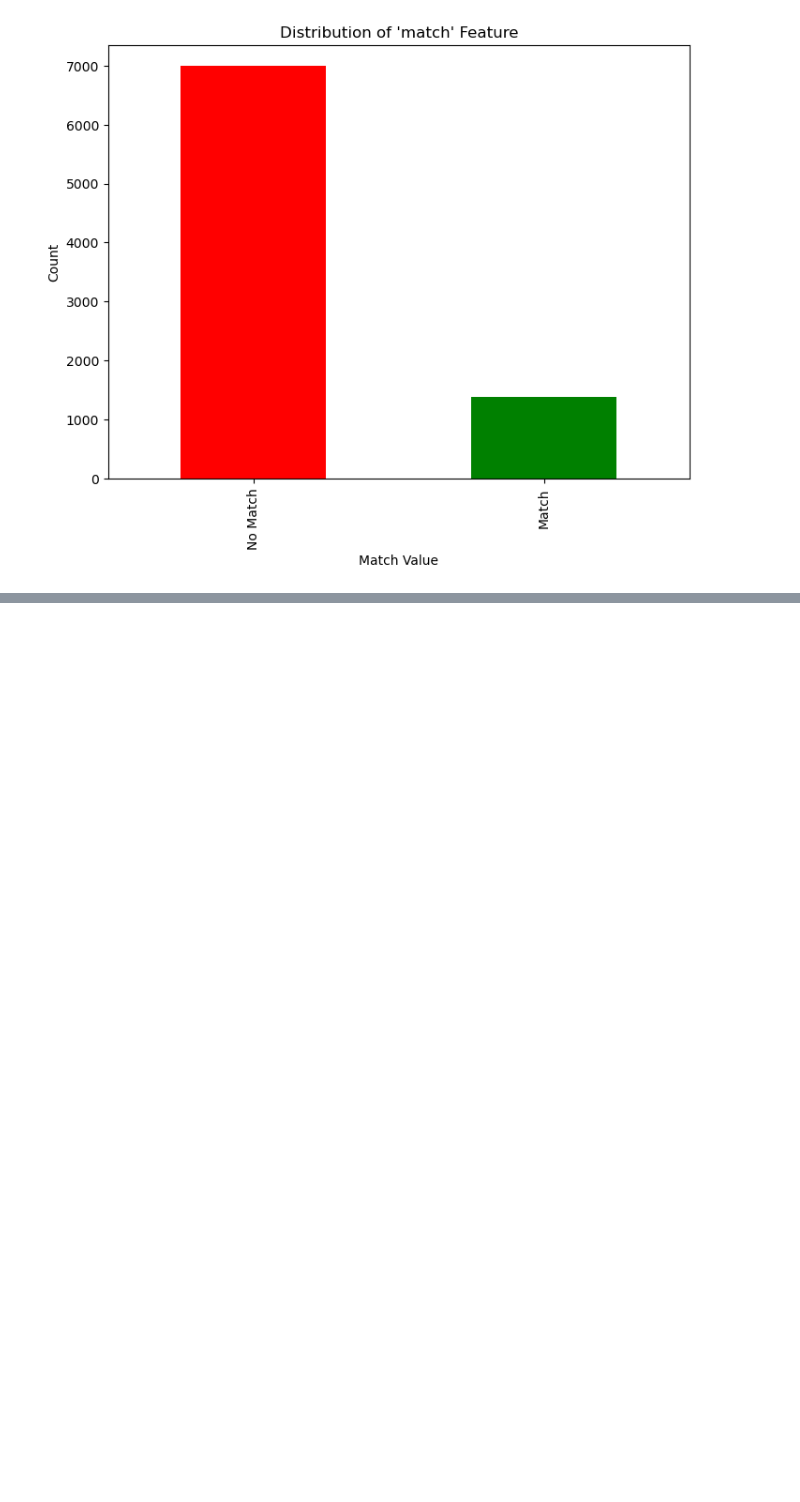
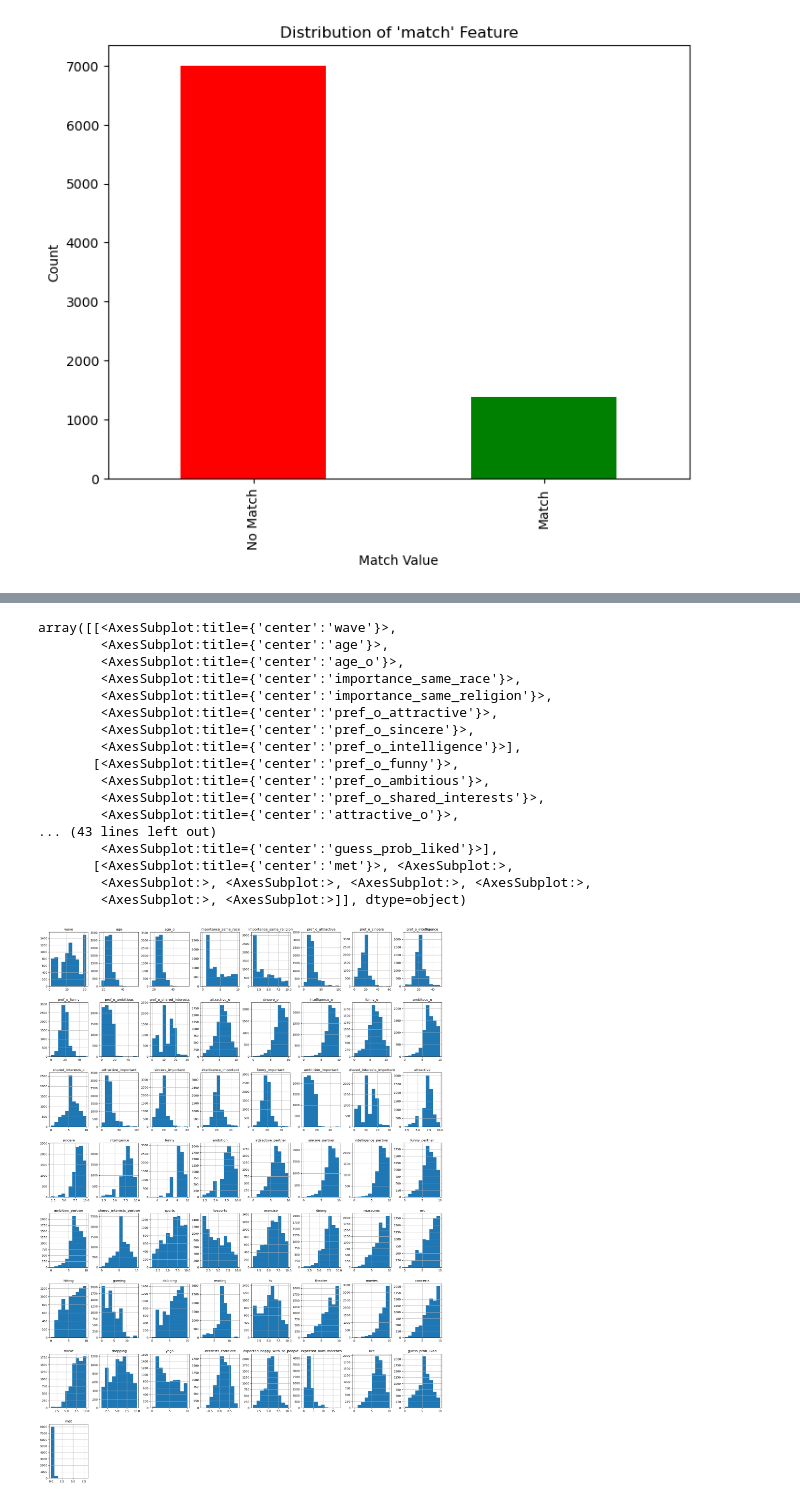
Before and after one commit to Lvago/MD_D1_3_12, a Jupyter notebook: Projecte2/proj.ipynb, the cells around one changed output, grey strips where cells are left out. Saved outputs shown, nothing was run; the diff lists cells and outputs as text; code cells hidden in the pictures; blank space fills up the shorter version.

```diff
--- a/Projecte2/proj.ipynb
+++ b/Projecte2/proj.ipynb
@@ -176,0 +216,21 @@ array([[<AxesSubplot:xlabel='wave', ylabel='wave'>,
+# %%
+df.hist(figsize = [25,35])
+# %% [output]
+array([[<AxesSubplot:title={'center':'wave'}>,
+        <AxesSubplot:title={'center':'age'}>,
+        <AxesSubplot:title={'center':'age_o'}>,
+        <AxesSubplot:title={'center':'importance_same_race'}>,
+        <AxesSubplot:title={'center':'importance_same_religion'}>,
+        <AxesSubplot:title={'center':'pref_o_attractive'}>,
+        <AxesSubplot:title={'center':'pref_o_sincere'}>,
+        <AxesSubplot:title={'center':'pref_o_intelligence'}>],
+       [<AxesSubplot:title={'center':'pref_o_funny'}>,
+        <AxesSubplot:title={'center':'pref_o_ambitious'}>,
+        <AxesSubplot:title={'center':'pref_o_shared_interests'}>,
+        <AxesSubplot:title={'center':'attractive_o'}>,
+... (43 lines left out)
+        <AxesSubplot:title={'center':'guess_prob_liked'}>],
+       [<AxesSubplot:title={'center':'met'}>, <AxesSubplot:>,
+        <AxesSubplot:>, <AxesSubplot:>, <AxesSubplot:>, <AxesSubplot:>,
+        <AxesSubplot:>, <AxesSubplot:>]], dtype=object)
+[figure, added]
```
Also changed, not shown: parts of 31 cells of this notebook, 1 other file.
